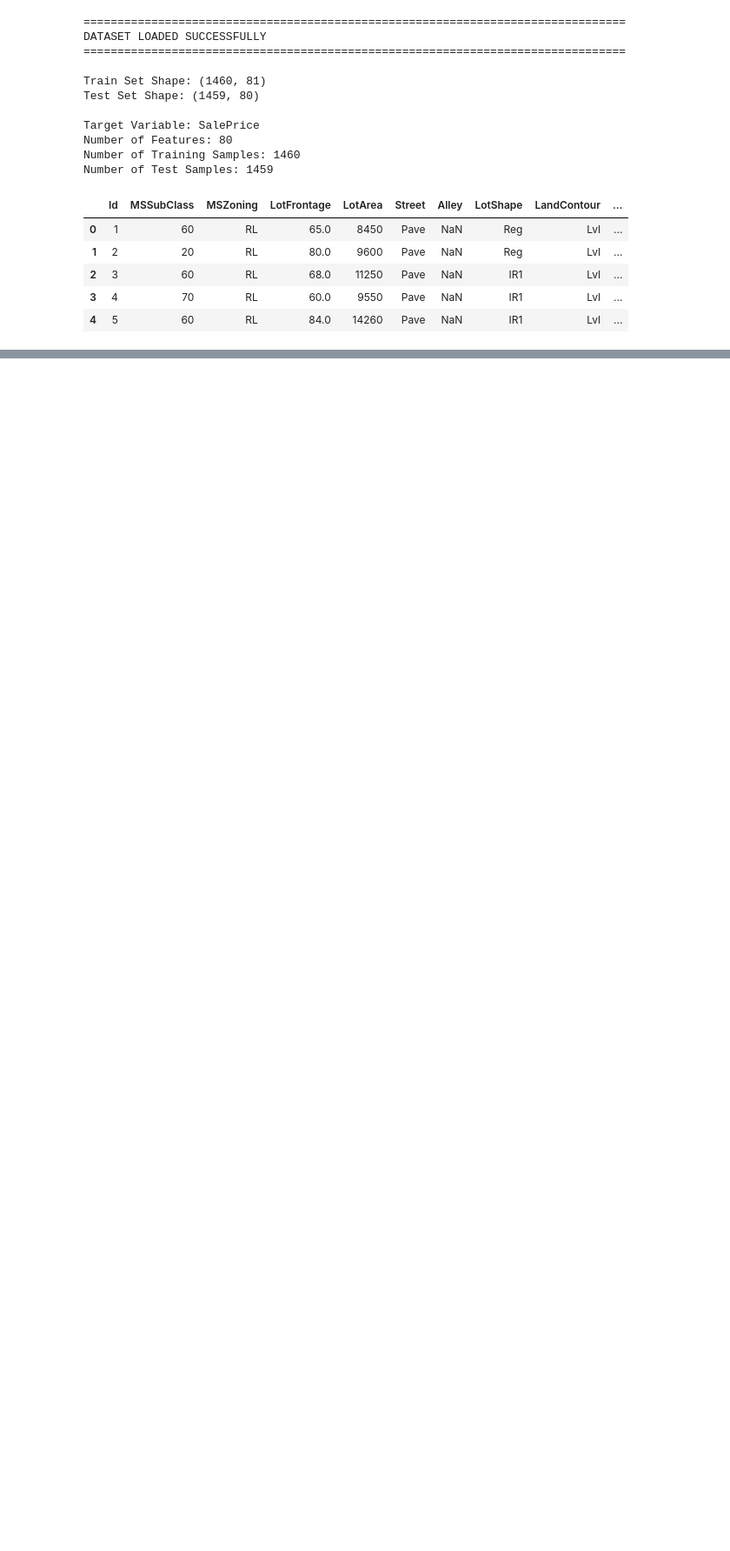
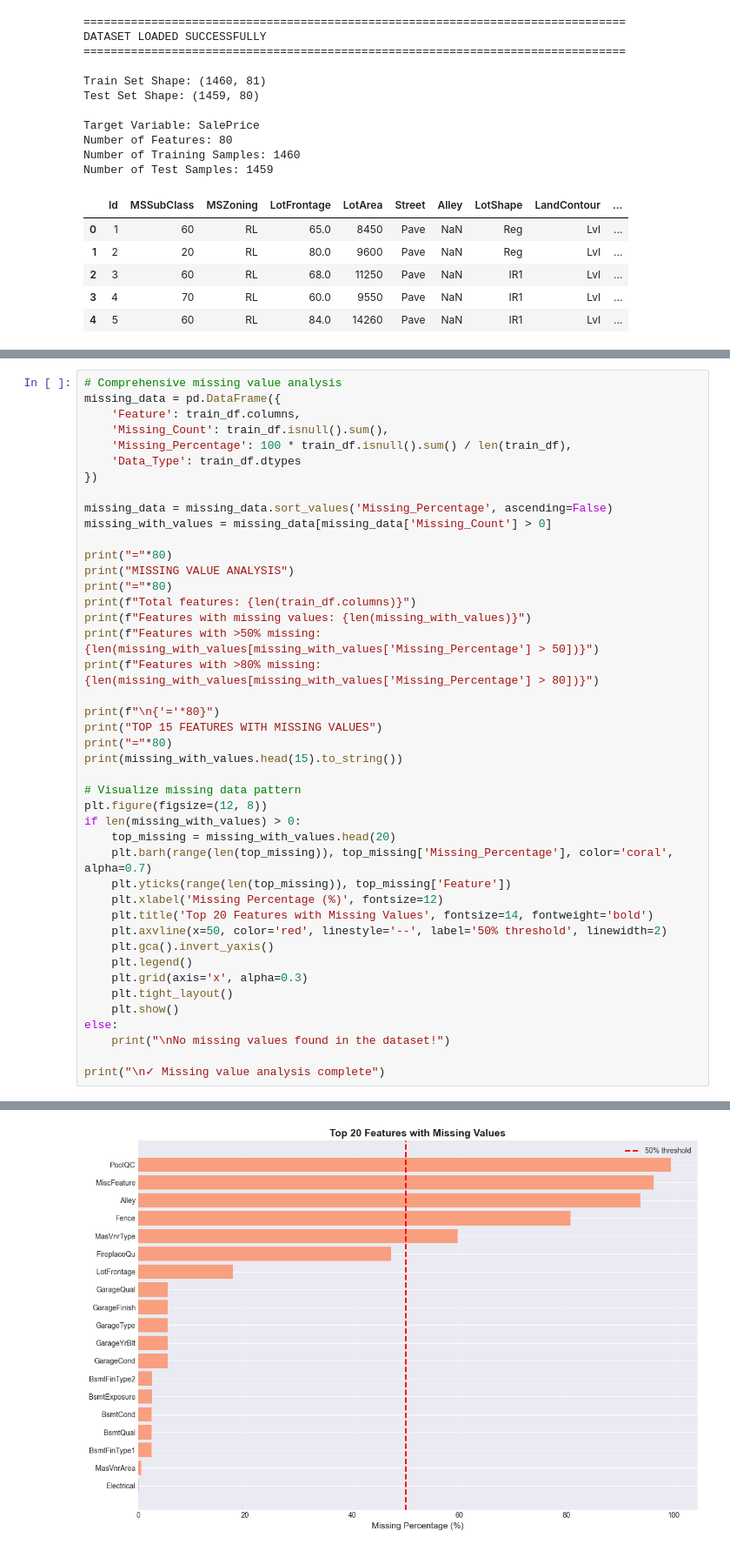
Before and after one commit to hoa2004st/House-Price-in-Ames-Prediction-and-Explaination, a Jupyter notebook: 1_EDA_FeatureEngineering_ModelTraining_PDP.ipynb, the cells around one changed output, grey strips where cells are left out. Shown at 87% size. Cells and saved outputs as stored; diff of their text form; blank space fills up the shorter version.

```diff
--- a/1_EDA_FeatureEngineering_ModelTraining_PDP.ipynb
+++ b/1_EDA_FeatureEngineering_ModelTraining_PDP.ipynb
@@ -217,0 +197,44 @@ Name: SalePrice, dtype: float64
+# %%
+# Comprehensive missing value analysis
+missing_data = pd.DataFrame({
+    'Feature': train_df.columns,
+    'Missing_Count': train_df.isnull().sum(),
+    'Missing_Percentage': 100 * train_df.isnull().sum() / len(train_df),
+    'Data_Type': train_df.dtypes
+})
+
+missing_data = missing_data.sort_values('Missing_Percentage', ascending=False)
+missing_with_values = missing_data[missing_data['Missing_Count'] > 0]
+
+print("="*80)
+print("MISSING VALUE ANALYSIS")
+print("="*80)
+print(f"Total features: {len(train_df.columns)}")
+print(f"Features with missing values: {len(missing_with_values)}")
+print(f"Features with >50% missing: {len(missing_with_values[missing_with_values['Missing_Percentage'] > 50])}")
+print(f"Features with >80% missing: {len(missing_with_values[missing_with_values['Missing_Percentage'] > 80])}")
+
+print(f"\n{'='*80}")
+print("TOP 15 FEATURES WITH MISSING VALUES")
+print("="*80)
+print(missing_with_values.head(15).to_string())
+
+# Visualize missing data pattern
+plt.figure(figsize=(12, 8))
+if len(missing_with_values) > 0:
+    top_missing = missing_with_values.head(20)
+    plt.barh(range(len(top_missing)), top_missing['Missing_Percentage'], color='coral', alpha=0.7)
+    plt.yticks(range(len(top_missing)), top_missing['Feature'])
+    plt.xlabel('Missing Percentage (%)', fontsize=12)
+    plt.title('Top 20 Features with Missing Values', fontsize=14, fontweight='bold')
+    plt.axvline(x=50, color='red', linestyle='--', label='50% threshold', linewidth=2)
+    plt.gca().invert_yaxis()
+    plt.legend()
+    plt.grid(axis='x', alpha=0.3)
+    plt.tight_layout()
+    plt.show()
+else:
+    print("\nNo missing values found in the dataset!")
+
+print("\n✓ Missing value analysis complete")
+# %% [output]
@@ -217,0 +258 @@ Name: SalePrice, dtype: float64
+[figure, added]
```
Also changed, not shown: parts of 30 cells of this notebook, 5 other files.
